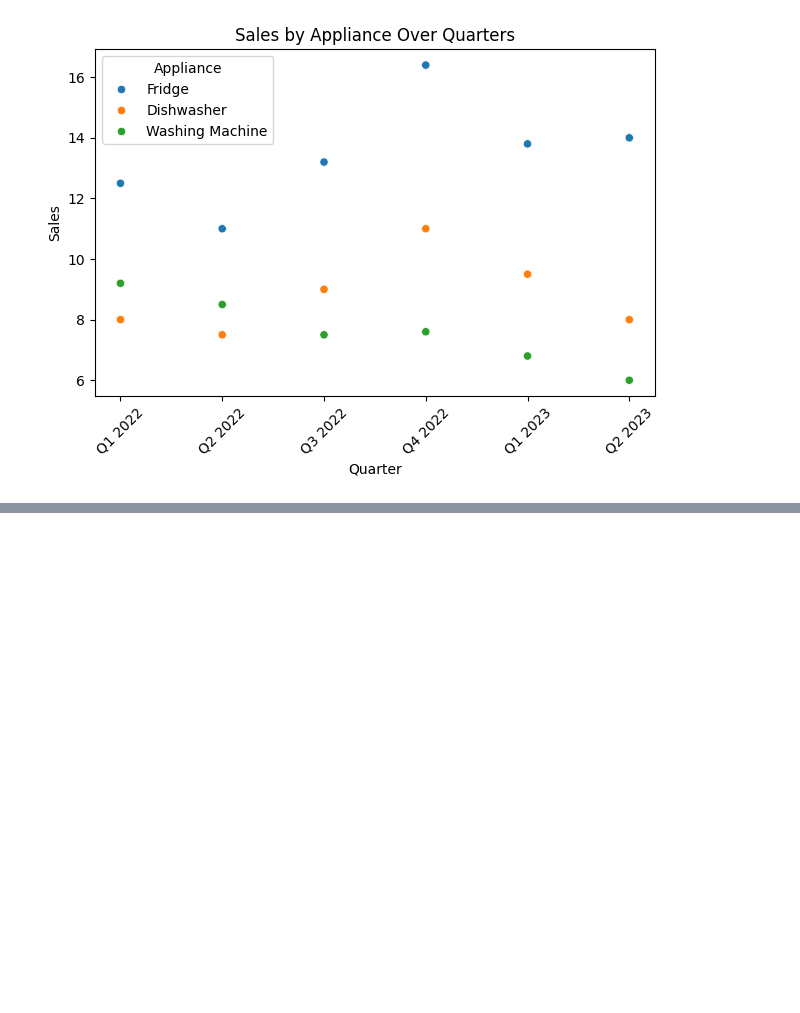
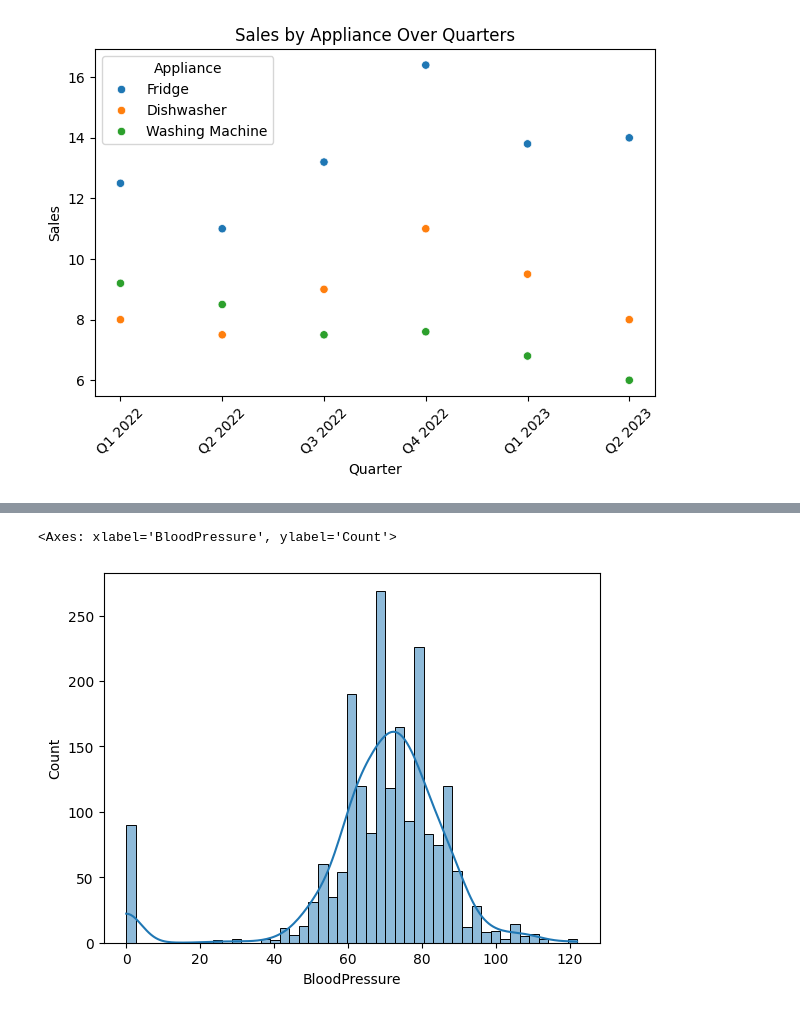
Before and after one commit to Ayomide906/test, a Jupyter notebook: Data_analysis_pandas/data_visuals.ipynb, the cells around one changed output, grey strips where cells are left out. Drawn from its saved outputs; the diff is of its cells as text; code cells hidden in the pictures; blank space fills up the shorter version.

```diff
--- a/Data_analysis_pandas/data_visuals.ipynb
+++ b/Data_analysis_pandas/data_visuals.ipynb
@@ -132,0 +159,5 @@ plt.show()
+# %%
+sns.histplot(df["BloodPressure"],kde=True)
+# %% [output]
+<Axes: xlabel='BloodPressure', ylabel='Count'>
+[figure, added]
```
Also changed, not shown: parts of 4 cells of this notebook, 1 other file.
